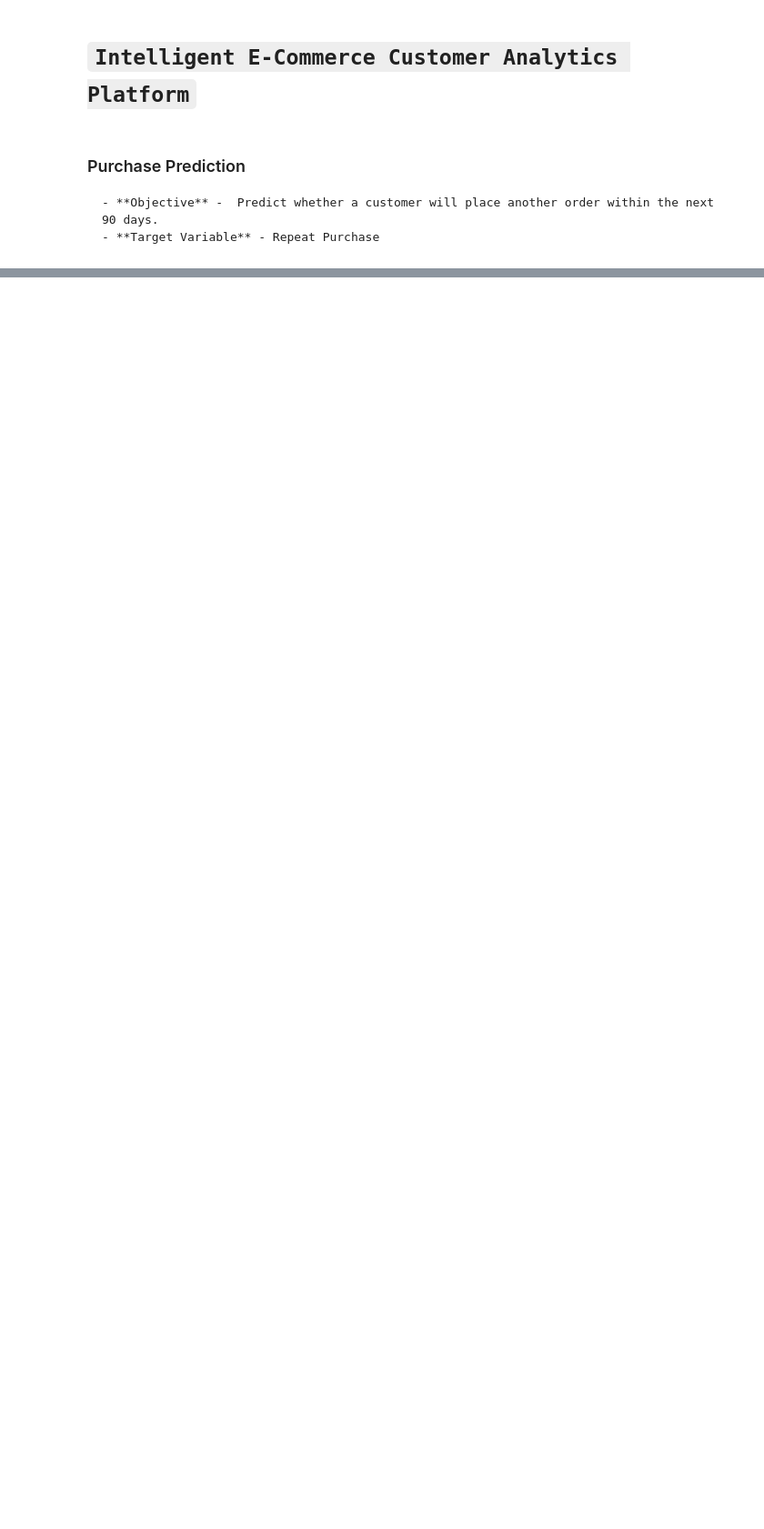
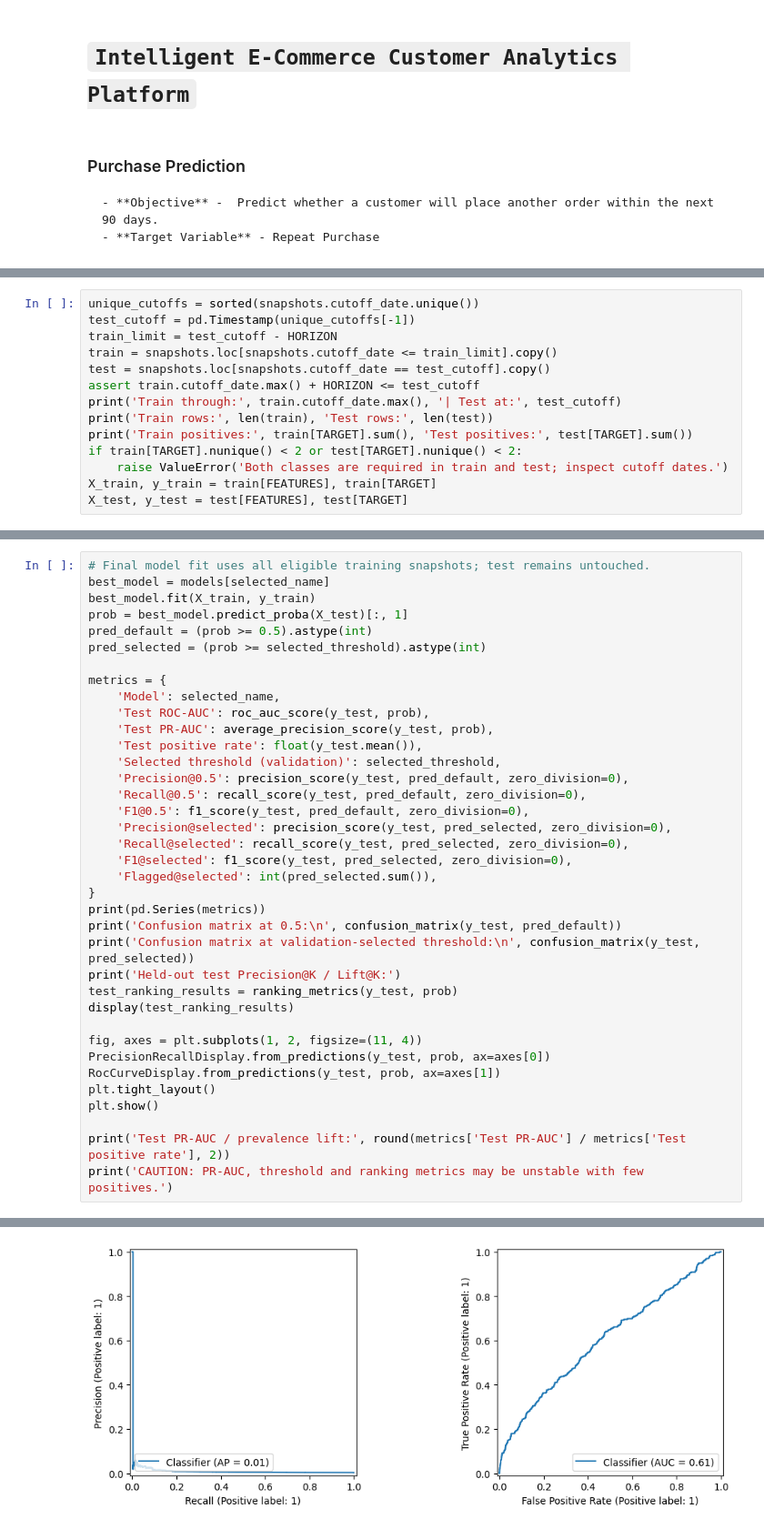
Before and after one commit to KanishkaRam/GUVI_E-Commerce-Customer-Analytics, a Jupyter notebook: notebooks/06_Purchase_Prediction.ipynb, the cells around one changed output, grey strips where cells are left out. Shown at 91% size. Drawn from its saved outputs; the diff is of its cells as text; blank space fills up the shorter version.

```diff
--- a/notebooks/06_Purchase_Prediction.ipynb
+++ b/notebooks/06_Purchase_Prediction.ipynb
@@ -914,0 +111,14 @@ plt.show()
+# %%
+unique_cutoffs = sorted(snapshots.cutoff_date.unique())
+test_cutoff = pd.Timestamp(unique_cutoffs[-1])
+train_limit = test_cutoff - HORIZON
+train = snapshots.loc[snapshots.cutoff_date <= train_limit].copy()
+test = snapshots.loc[snapshots.cutoff_date == test_cutoff].copy()
+assert train.cutoff_date.max() + HORIZON <= test_cutoff
+print('Train through:', train.cutoff_date.max(), '| Test at:', test_cutoff)
+print('Train rows:', len(train), 'Test rows:', len(test))
+print('Train positives:', train[TARGET].sum(), 'Test positives:', test[TARGET].sum())
+if train[TARGET].nunique() < 2 or test[TARGET].nunique() < 2:
+    raise ValueError('Both classes are required in train and test; inspect cutoff dates.')
+X_train, y_train = train[FEATURES], train[TARGET]
+X_test, y_test = test[FEATURES], test[TARGET]
@@ -914,0 +293,38 @@ plt.show()
+# %%
+# Final model fit uses all eligible training snapshots; test remains untouched.
+best_model = models[selected_name]
+best_model.fit(X_train, y_train)
+prob = best_model.predict_proba(X_test)[:, 1]
+pred_default = (prob >= 0.5).astype(int)
+pred_selected = (prob >= selected_threshold).astype(int)
+
+metrics = {
+    'Model': selected_name,
+    'Test ROC-AUC': roc_auc_score(y_test, prob),
+    'Test PR-AUC': average_precision_score(y_test, prob),
+    'Test positive rate': float(y_test.mean()),
+    'Selected threshold (validation)': selected_threshold,
+    'Precision@0.5': precision_score(y_test, pred_default, zero_division=0),
+    'Recall@0.5': recall_score(y_test, pred_default, zero_division=0),
+    'F1@0.5': f1_score(y_test, pred_default, zero_division=0),
+    'Precision@selected': precision_score(y_test, pred_selected, zero_division=0),
+    'Recall@selected': recall_score(y_test, pred_selected, zero_division=0),
+    'F1@selected': f1_score(y_test, pred_selected, zero_division=0),
+    'Flagged@selected': int(pred_selected.sum()),
+}
+print(pd.Series(metrics))
+print('Confusion matrix at 0.5:\n', confusion_matrix(y_test, pred_default))
+print('Confusion matrix at validation-selected threshold:\n', confusion_matrix(y_test, pred_selected))
+print('Held-out test Precision@K / Lift@K:')
+test_ranking_results = ranking_metrics(y_test, prob)
+display(test_ranking_results)
+
+fig, axes = plt.subplots(1, 2, figsize=(11, 4))
+PrecisionRecallDisplay.from_predictions(y_test, prob, ax=axes[0])
+RocCurveDisplay.from_predictions(y_test, prob, ax=axes[1])
+plt.tight_layout()
+plt.show()
+
+print('Test PR-AUC / prevalence lift:', round(metrics['Test PR-AUC'] / metrics['Test positive rate'], 2))
+print('CAUTION: PR-AUC, threshold and ranking metrics may be unstable with few positives.')
+# %% [output]
@@ -914,0 +355 @@ plt.show()
+[figure, added]
```
Also changed, not shown: parts of 77 cells of this notebook, 15 other files.
